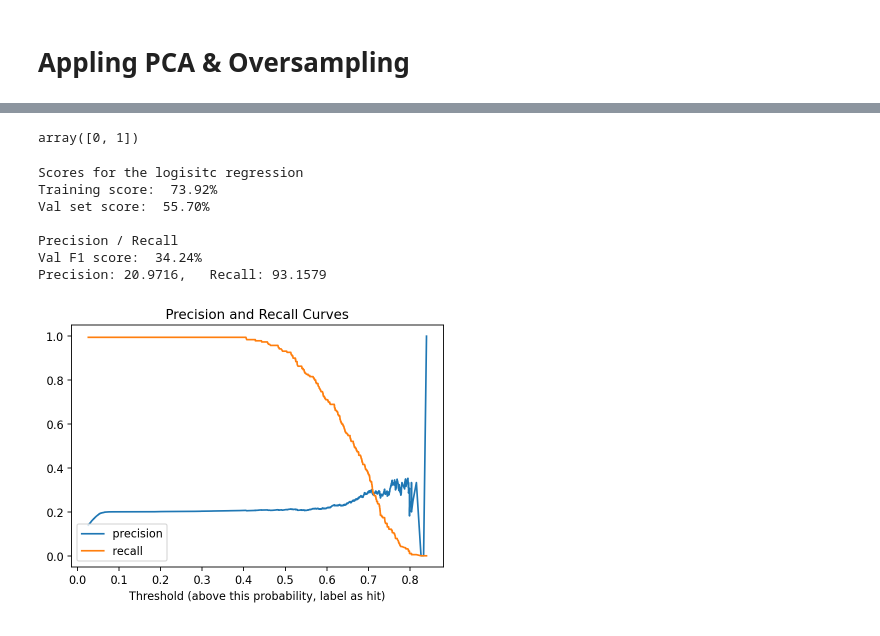
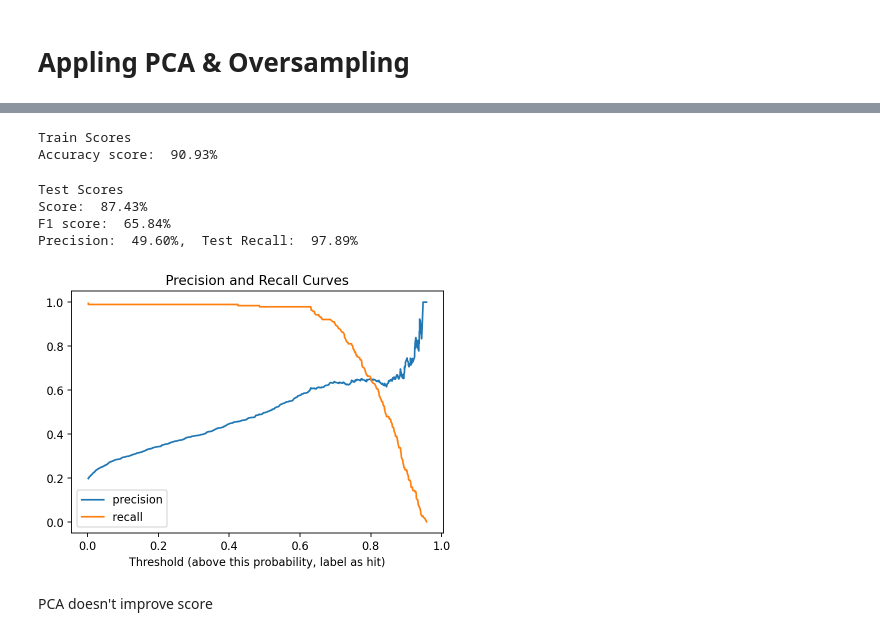
Before and after one commit to andrewdouglassmith1/TikTok_Hit_Predictor, a Jupyter notebook: Outside_Data_Models/3-Baseline_LR.ipynb, the cells around one changed output, grey strips where cells are left out. Saved outputs shown, nothing was run; the diff lists cells and outputs as text; code cells hidden in the pictures.

```diff
--- a/Outside_Data_Models/3-Baseline_LR.ipynb
+++ b/Outside_Data_Models/3-Baseline_LR.ipynb
@@ -188,7 +167,7 @@ X_adasyn_tr, y_adasyn_tr = ada.fit_resample(X_train,y_train)
 # Scale features
 scaler = StandardScaler()
 X_adasyn_tr = scaler.fit_transform(X_adasyn_tr)
-X_val = scaler.transform(X_val)
+X_test = scaler.transform(X_test)
 # %%
 # Determining number of PCA components for 95% of variation
 pca = PCA()
@@ -200,7 +179,7 @@ n_to_reach_95 = X.shape[1] - n_over_95 + 1
 # Define a pipeline to search for the best combination of PCA truncation
 # and classifier regularization.
 # set the tolerance to a large value to make the example faster
-logistic = LogisticRegression()
+lr = LogisticRegression()
 pca = PCA(n_components=n_to_reach_95)
 # %%
 # fit logistic regression and pca
@@ -211,44 +190,35 @@ LogisticRegression(max_iter=10000)
 # %%
 # transform val data with pca
 
-X_val_pca = pca.transform(X_val)
+X_test_pca = pca.transform(X_test)
-# %%
-y_val.unique()
-# %% [output]
-array([0, 1])
 # %%
 # Test regression
-y_predict = lr.predict(X_val_pca)
-
-#scores
-print("Scores for the logisitc regression")
-print("Training score: {:6.2f}%".format(100*lr.score(X_pca_train, y_adasyn_tr)))
-print("Val set score: {:6.2f}%".format(100*lr.score(X_val_pca, y_val)))
-
-#precision/recall
-print("\nPrecision / Recall")
-print("Val F1 score: {:6.2f}%".format(100*f1_score(lr.predict(X_val_pca), y_val)))
-print("Precision: {:6.4f},   Recall: {:6.4f}".format(100*precision_score(y_val, y_predict),
-                                                     100*recall_score(y_val, y_predict)))
+y_predict = lr.predict(X_test_pca)
-# %% [output]
-Scores for the logisitc regression
-Training score:  73.92%
-Val set score:  55.70%
-
-Precision / Recall
-Val F1 score:  34.24%
-Precision: 20.9716,   Recall: 93.1579
+# %%
+Classes.train_scores(lr,X_pca_train, y_adasyn_tr)
+# %% [output]
+Train Scores
+Accuracy score:  90.93%
+# %%
+Classes.test_scores(y_test,y_predict)
+# %% [output]
+Test Scores
+Score:  87.43%
+F1 score:  65.84%
+Precision:  49.60%,  Test Recall:  97.89%
 # %%
 # We can also use the probabilities to make a curve showing us how recall
 # and thresholds trade off
 
-precision_curve, recall_curve, threshold_curve = precision_recall_curve(y_val, lr.predict_proba(X_val_pca)[:,1] )
+precision_curve, recall_curve, threshold_curve = precision_recall_curve(y_test, lr.predict_proba(X_test_pca)[:,1] )
 
 plt.figure(dpi=80)
 plt.plot(threshold_curve, precision_curve[1:],label='precision')
 plt.plot(threshold_curve, recall_curve[1:], label='recall')
 plt.legend(loc='lower left')
 plt.xlabel('Threshold (above this probability, label as hit)');
 plt.title('Precision and Recall Curves');
 # %% [output]
-[figure, old version]
+[figure, new version]
+# %% [markdown]
+PCA doesn't improve score
```
Also changed, not shown: parts of 19 cells of this notebook, 1 other file.
